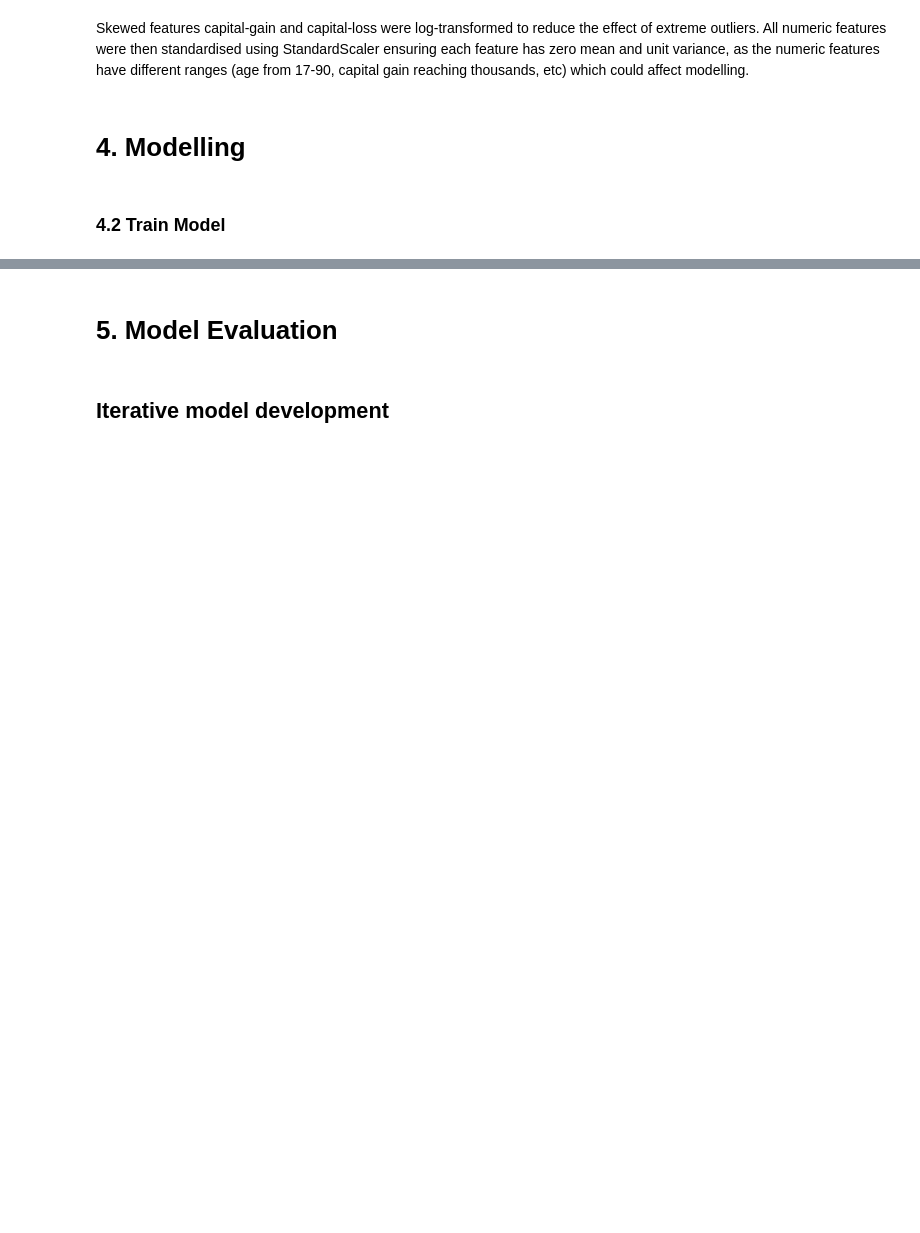
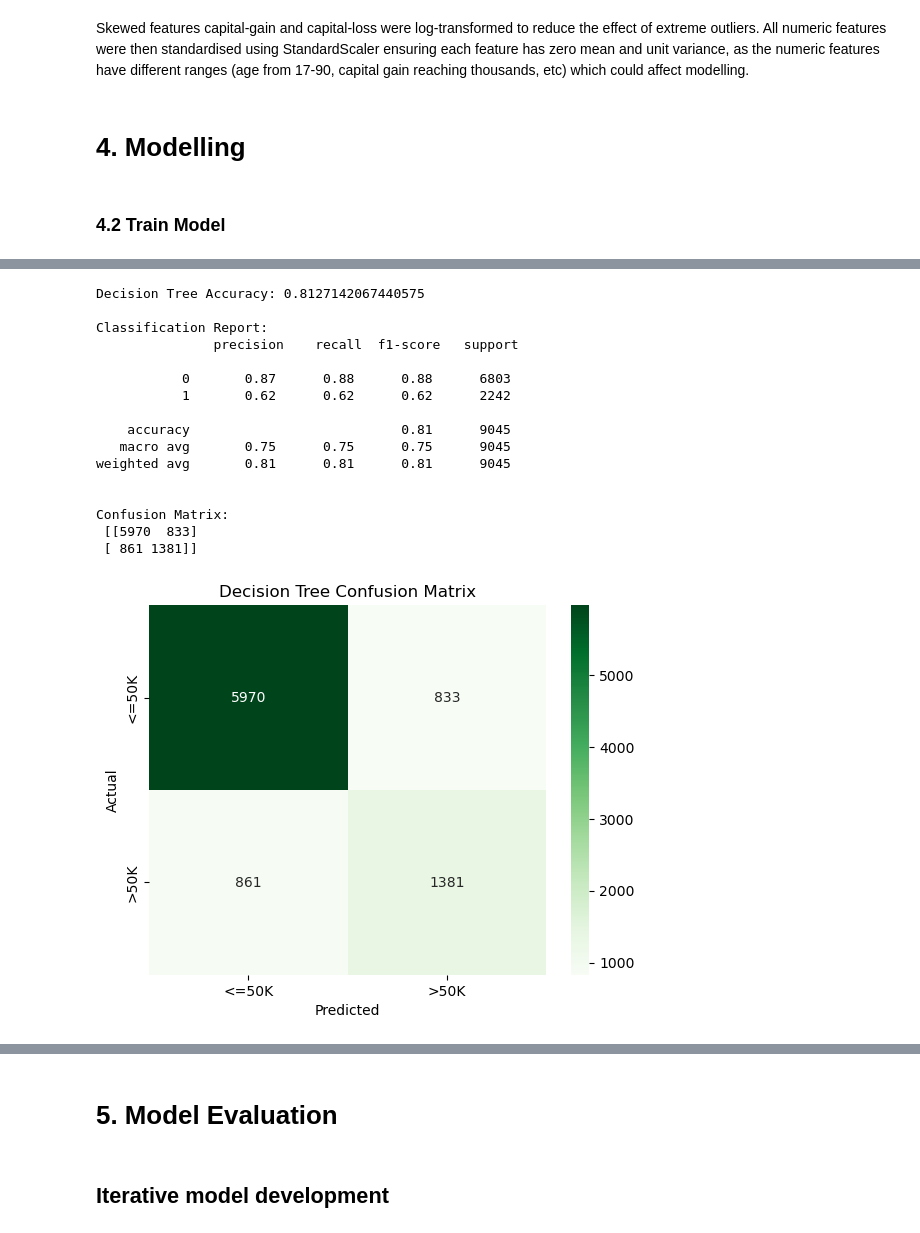
Before and after one commit to keepingitriel/mldp-project, a Jupyter notebook: MLDP Program Codes Submission Template.ipynb, the cells around one changed output, grey strips where cells are left out. Saved outputs shown, nothing was run; the diff lists cells and outputs as text; code cells hidden in the pictures; blank space fills up the shorter version.

```diff
--- a/MLDP Program Codes Submission Template.ipynb
+++ b/MLDP Program Codes Submission Template.ipynb
@@ -313,0 +352,36 @@ Skewed features capital-gain and capital-loss were log-transformed to reduce the
+# %%
+from sklearn.tree import DecisionTreeClassifier
+
+dt = DecisionTreeClassifier(random_state=42)
+dt.fit(X_train_scaled, y_train)
+y_pred_dt = dt.predict(X_test_scaled)
+
+print("Decision Tree Accuracy:", accuracy_score(y_test, y_pred_dt))
+print("\nClassification Report:\n", classification_report(y_test, y_pred_dt))
+
+cm = confusion_matrix(y_test, y_pred_dt)
+print("\nConfusion Matrix:\n", cm)
+
+sns.heatmap(cm, annot=True, fmt='d', cmap='Greens', xticklabels=['<=50K','>50K'], yticklabels=['<=50K','>50K'])
+plt.xlabel("Predicted")
+plt.ylabel("Actual")
+plt.title("Decision Tree Confusion Matrix")
+plt.show()
+# %% [output]
+Decision Tree Accuracy: 0.8127142067440575
+
+Classification Report:
+               precision    recall  f1-score   support
+
+           0       0.87      0.88      0.88      6803
+           1       0.62      0.62      0.62      2242
+
+    accuracy                           0.81      9045
+   macro avg       0.75      0.75      0.75      9045
+weighted avg       0.81      0.81      0.81      9045
+
+
+Confusion Matrix:
+ [[5970  833]
+ [ 861 1381]]
+[figure, added]
```
Also changed, not shown: parts of 2 cells of this notebook.
